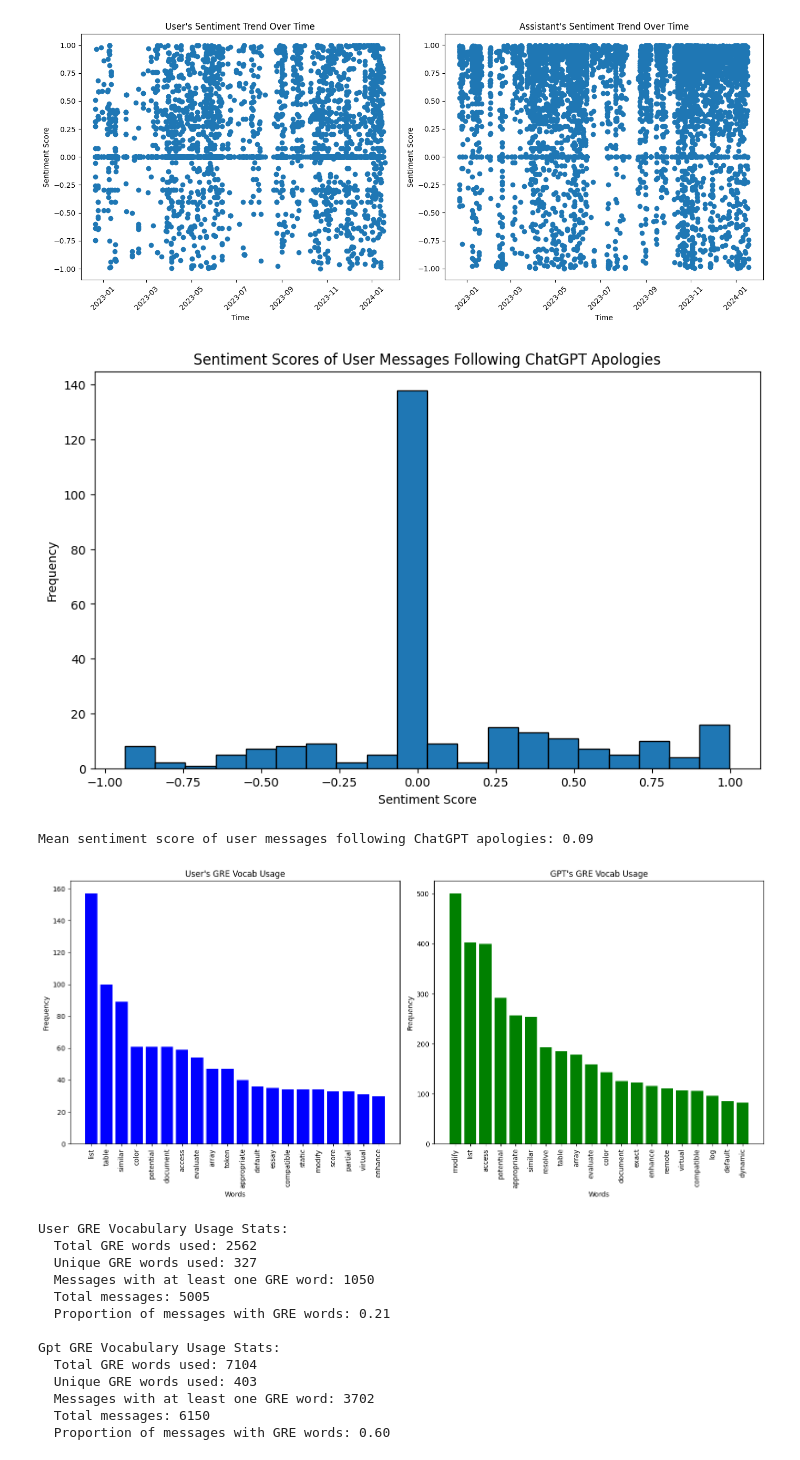
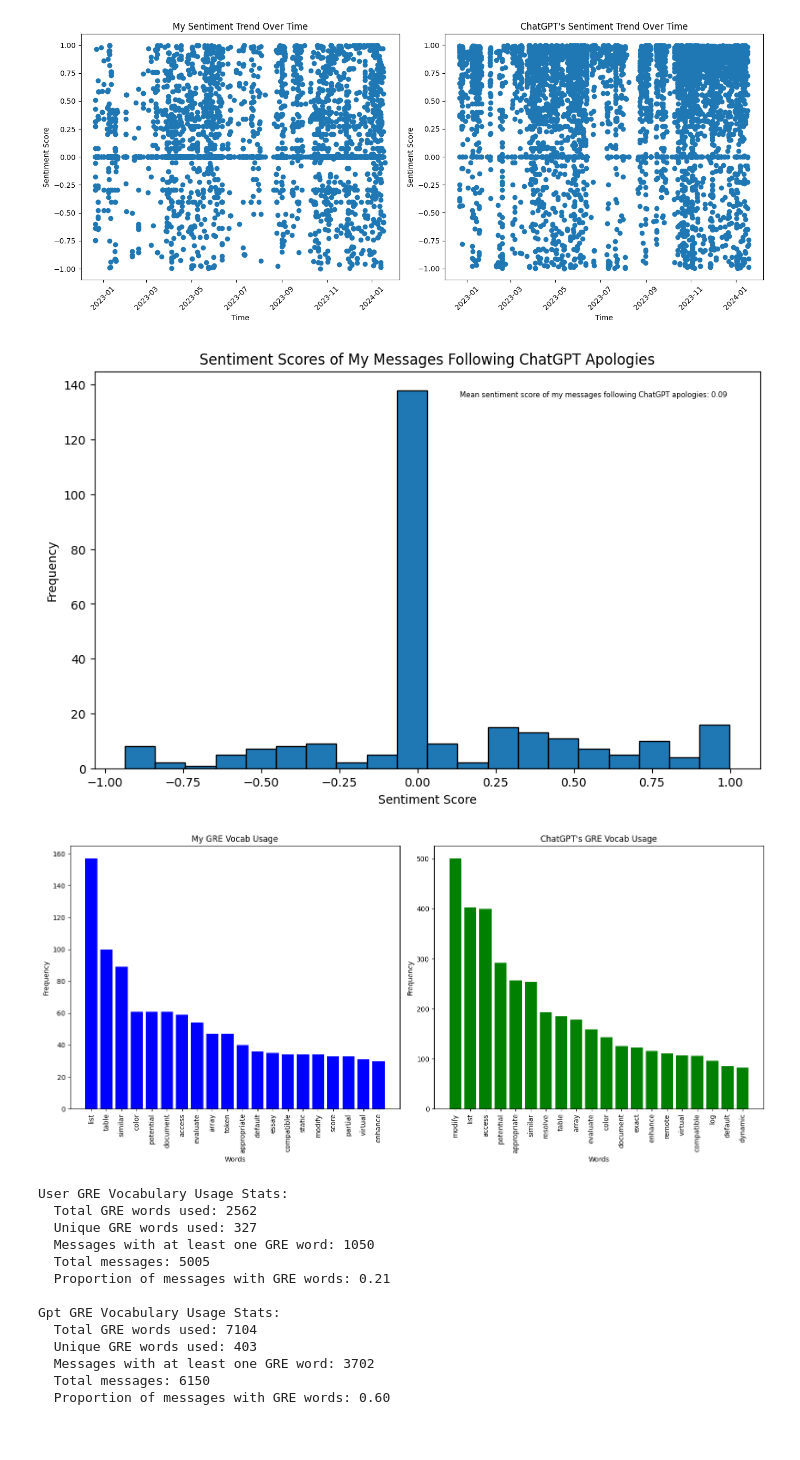
Before and after one commit to Ellysian/CS210-Project, a Jupyter notebook: analyze.ipynb, the cells around one changed output. Saved outputs shown, nothing was run; the diff lists cells and outputs as text; code cells hidden in the pictures.

```diff
--- a/analyze.ipynb
+++ b/analyze.ipynb
@@ -1036,6 +1024,7 @@ nltk.download('vader_lexicon')
 [nltk_data]   Package vader_lexicon is already up-to-date!
 True
 # %%
+# Sentiment trend over time
 import json
 from nltk.sentiment import SentimentIntensityAnalyzer
 import matplotlib.pyplot as plt
@@ -1098,7 +1087,10 @@ for i, author in enumerate(authors_of_interest, 1):
     plt.scatter(timestamps, sentiments, marker='o')
     plt.xlabel('Time')
     plt.ylabel('Sentiment Score')
-    plt.title(f"{author.capitalize()}'s Sentiment Trend Over Time")
+    if author == 'user':
+        plt.title("My Sentiment Trend Over Time")
+    elif author == 'assistant':
+        plt.title("ChatGPT's Sentiment Trend Over Time")
     plt.xticks(rotation=45)
 
 plt.tight_layout()
@@ -1106,6 +1098,7 @@ plt.show()
 # %% [output]
 [figure]
 # %%
+# Am I angry at chatgpt?
 import json
 from nltk.sentiment import SentimentIntensityAnalyzer
 import matplotlib.pyplot as plt
@@ -1131,36 +1124,36 @@ def analyze_sentiment_after_apologies(jsonl_file_path, apology_phrases):
                     content = message_data['message']['content']
                     author = message_data['message']['author']['role']
                     if 'parts' in content:
                         message_content = ' '.join(part for part in content['parts'] if isinstance(part, str)).lower()
                         # Check if the author is ChatGPT and if the message contains an apology
                         if author == 'assistant':
                             last_was_apology = any(apology_phrase in message_content for apology_phrase in apology_phrases)
                         # If the last message was an apology and the current author is the user, analyze sentiment
                         elif author == 'user' and last_was_apology:
                             sentiment_score = sia.polarity_scores(message_content)['compound']
                             sentiment_scores.append(sentiment_score)
                             last_was_apology = False  # Reset the flag as we've found the user response after an apology
 
     return sentiment_scores
 
 # Replace 'conversations.jsonl' with the path to your actual JSONL file
 sentiment_scores = analyze_sentiment_after_apologies('conversations.jsonl', apology_phrases)
 
 # Plot the sentiment scores of user messages after ChatGPT apologies
 plt.figure(figsize=(10, 6))
 plt.hist(sentiment_scores, bins=20, edgecolor='black')
 plt.xlabel('Sentiment Score')
 plt.ylabel('Frequency')
-plt.title('Sentiment Scores of User Messages Following ChatGPT Apologies')
-plt.show()
+plt.title('Sentiment Scores of My Messages Following ChatGPT Apologies')
 
 # Optionally, print out the mean sentiment score
 if sentiment_scores:
     mean_sentiment = sum(sentiment_scores) / len(sentiment_scores)
-    print(f"Mean sentiment score of user messages following ChatGPT apologies: {mean_sentiment:.2f}")
+    # print(f"Mean sentiment score of user messages following ChatGPT apologies: {mean_sentiment:.2f}")
+    plt.text(0.95, 0.95, f"Mean sentiment score of my messages following ChatGPT apologies: {mean_sentiment:.2f}", transform=plt.gca().transAxes, ha='right', va='top', fontsize=6)
 else:
     print("No user messages following ChatGPT apologies found in the data.")
+plt.show()
 # %% [output]
-[figure, old version]
+[figure, new version]
-Mean sentiment score of user messages following ChatGPT apologies: 0.09
 # %%
@@ -1179,6 +1173,7 @@ with open('gre.txt', 'w') as txt_file:
         # Write each word on a new line in the text file
         txt_file.write(word + '\n')
 # %%
+# GRE vocab usage
 import json
 from collections import Counter
 import matplotlib.pyplot as plt
@@ -1229,7 +1224,7 @@ plt.figure(figsize=(15, 7))
 # Bar chart for user's GRE vocab usage
 plt.subplot(1, 2, 1)
 plt.bar(user_words, user_counts, color='blue')
-plt.title("User's GRE Vocab Usage")
+plt.title("My GRE Vocab Usage")
 plt.xlabel('Words')
 plt.ylabel('Frequency')
 plt.xticks(rotation=90)
@@ -1237,7 +1232,7 @@ plt.xticks(rotation=90)
 # Bar chart for GPT's GRE vocab usage
 plt.subplot(1, 2, 2)
 plt.bar(gpt_words, gpt_counts, color='green')
-plt.title("GPT's GRE Vocab Usage")
+plt.title("ChatGPT's GRE Vocab Usage")
 plt.xlabel('Words')
 plt.ylabel('Frequency')
 plt.xticks(rotation=90)
@@ -1245,7 +1240,7 @@ plt.xticks(rotation=90)
 plt.tight_layout()
 plt.show()
 # %% [output]
-[figure, old version]
+[figure, new version]
 # %%
 import json
 from collections import Counter
```
Also changed, not shown: parts of 42 cells of this notebook.
